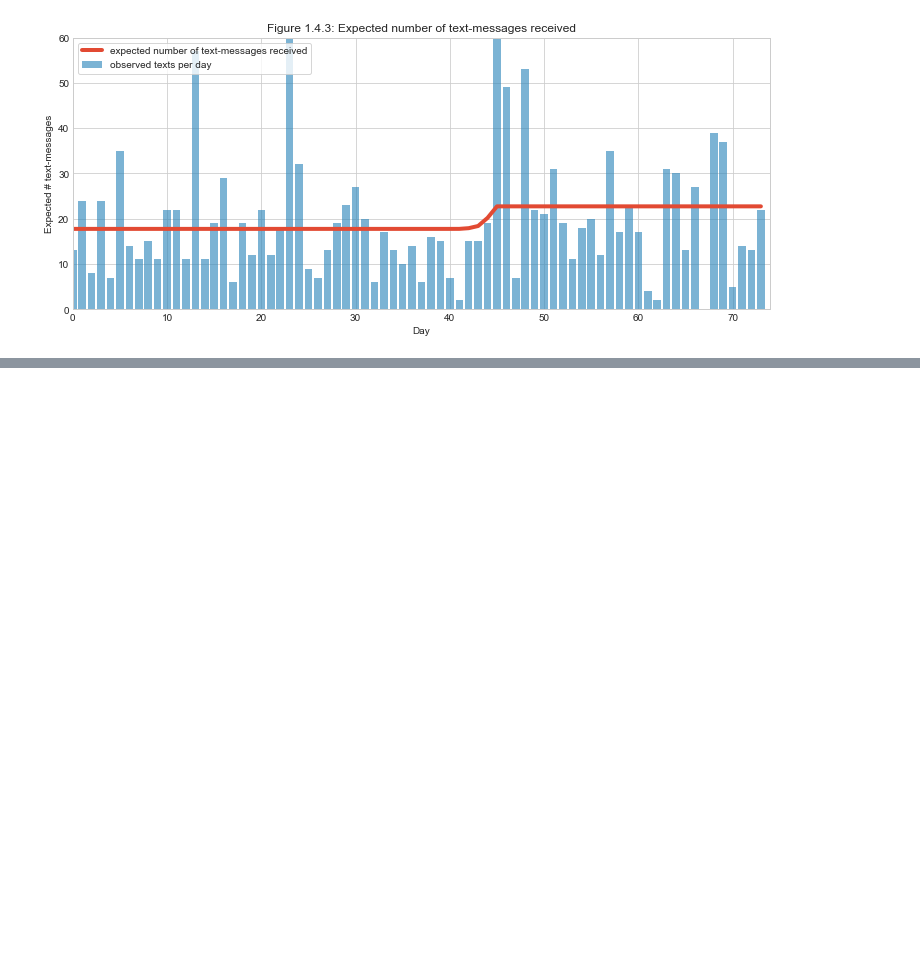
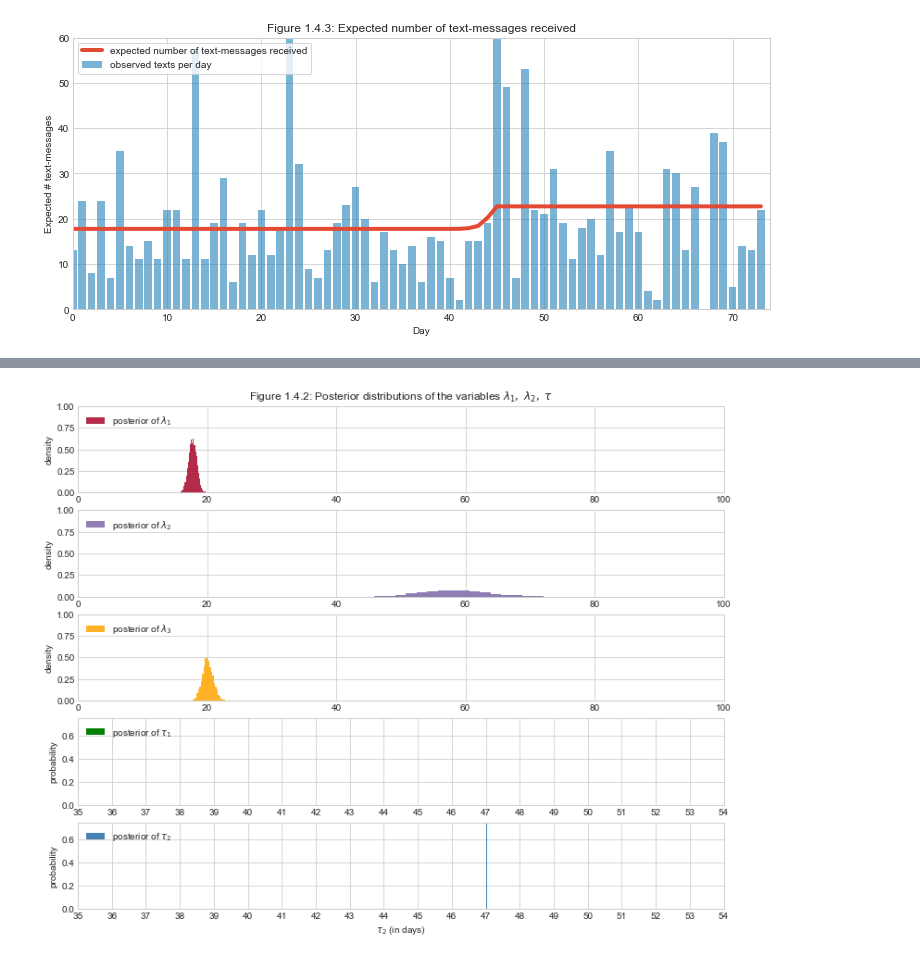
Before and after one commit to ditdili/An_Intro_To_Statistical_Learning, a Jupyter notebook: BayesianMethodsforHackers/notebooks/Chapter-1-The_Philosophy_of_Bayesian_Inference-Notes.ipynb, the cells around one changed output, grey strips where cells are left out. Drawn from its saved outputs; the diff is of its cells as text; code cells hidden in the pictures; blank space fills up the shorter version.

```diff
--- a/BayesianMethodsforHackers/notebooks/Chapter-1-The_Philosophy_of_Bayesian_Inference-Notes.ipynb
+++ b/BayesianMethodsforHackers/notebooks/Chapter-1-The_Philosophy_of_Bayesian_Inference-Notes.ipynb
@@ -357,0 +414,3 @@ The analysis shows strong support for believing the user's behavior did change (
+# %%
+tau_1 = pm.DiscreteUniform('tau_1', lower=0, upper=n_count_data-1)
+tau_2 = pm.DiscreteUniform('tau_2', lower=tau_1, upper=n_count_data)
@@ -357,0 +427,3 @@ The analysis shows strong support for believing the user's behavior did change (
+# %%
+observation = pm.Poisson('obs', lambda_, value=count_data, observed=True)
+model = pm.Model([observation, lambda_1, lambda_2, lambda_3, tau_1, tau_2])
@@ -357,0 +435,67 @@ The analysis shows strong support for believing the user's behavior did change (
+# %%
+lambda_1_samples = mcmc.trace('lambda_1')[:]
+lambda_2_samples = mcmc.trace('lambda_2')[:]
+lambda_3_samples = mcmc.trace('lambda_3')[:]
+tau_1_samples = mcmc.trace('tau_1')[:]
+tau_2_samples = mcmc.trace('tau_2')[:]
+# %%
+figsize(12.5, 10)
+
+ax = plt.subplot(511)
+ax.set_autoscale_on(False)
+
+plt.hist(lambda_1_samples, histtype='stepfilled', bins=30, alpha=0.85,
+         label='posterior of $\lambda_1$', color='#A60628', normed=True)
+plt.legend(loc='upper left')
+plt.title(r'Figure 1.4.2: Posterior distributions of the variables $\lambda_1,\;\lambda_2,\;\tau$')
+plt.xlim([0, 100])
+plt.xlabel('$\lambda_1$ value')
+plt.ylabel('density')
+
+ax = plt.subplot(512)
+ax.set_autoscale_on(False)
+
+plt.hist(lambda_2_samples, histtype='stepfilled', bins=30, alpha=0.85,
+         label='posterior of $\lambda_2$', color='#7A68A6', normed=True)
+plt.legend(loc='upper left')
+plt.xlim([0, 100])
+plt.xlabel('$\lambda_2$ value')
+plt.ylabel('density')
+
+ax = plt.subplot(513)
+ax.set_autoscale_on(False)
+
+plt.hist(lambda_3_samples, histtype='stepfilled', bins=30, alpha=0.85,
+         label='posterior of $\lambda_3$', color='orange', normed=True)
+plt.legend(loc='upper left')
+plt.xlim([0, 100])
+plt.xlabel('$\lambda_3$ value')
+plt.ylabel('density')
+
+plt.subplot(514)
+w = 1.0 / tau_1_samples.shape[0] * np.ones_like(tau_1_samples)
+plt.hist(tau_1_samples, bins=n_count_data, alpha=1,
+         label=r'posterior of $\tau_1$',
+         color='green', weights=w, rwidth=2.)
+plt.xticks(np.arange(n_count_data))
+
+plt.legend(loc='upper left')
+plt.ylim([0, .75])
+plt.xlim([35, len(count_data) - 20])
+plt.xlabel(r'$\tau_1$ (in days)')
+plt.ylabel('probability')
+
+plt.subplot(515)
+w = 1.0 / tau_2_samples.shape[0] * np.ones_like(tau_2_samples)
+plt.hist(tau_2_samples, bins=n_count_data, alpha=1,
+         label=r'posterior of $\tau_2$',
+         color='steelblue', weights=w, rwidth=2.)
+plt.xticks(np.arange(n_count_data))
+
+plt.legend(loc='upper left')
+plt.ylim([0, .75])
+plt.xlim([35, len(count_data) - 20])
+plt.xlabel(r'$\tau_2$ (in days)')
+plt.ylabel('probability');
+# %% [output]
+[figure, added]
```
Also changed, not shown: parts of 18 cells of this notebook.
